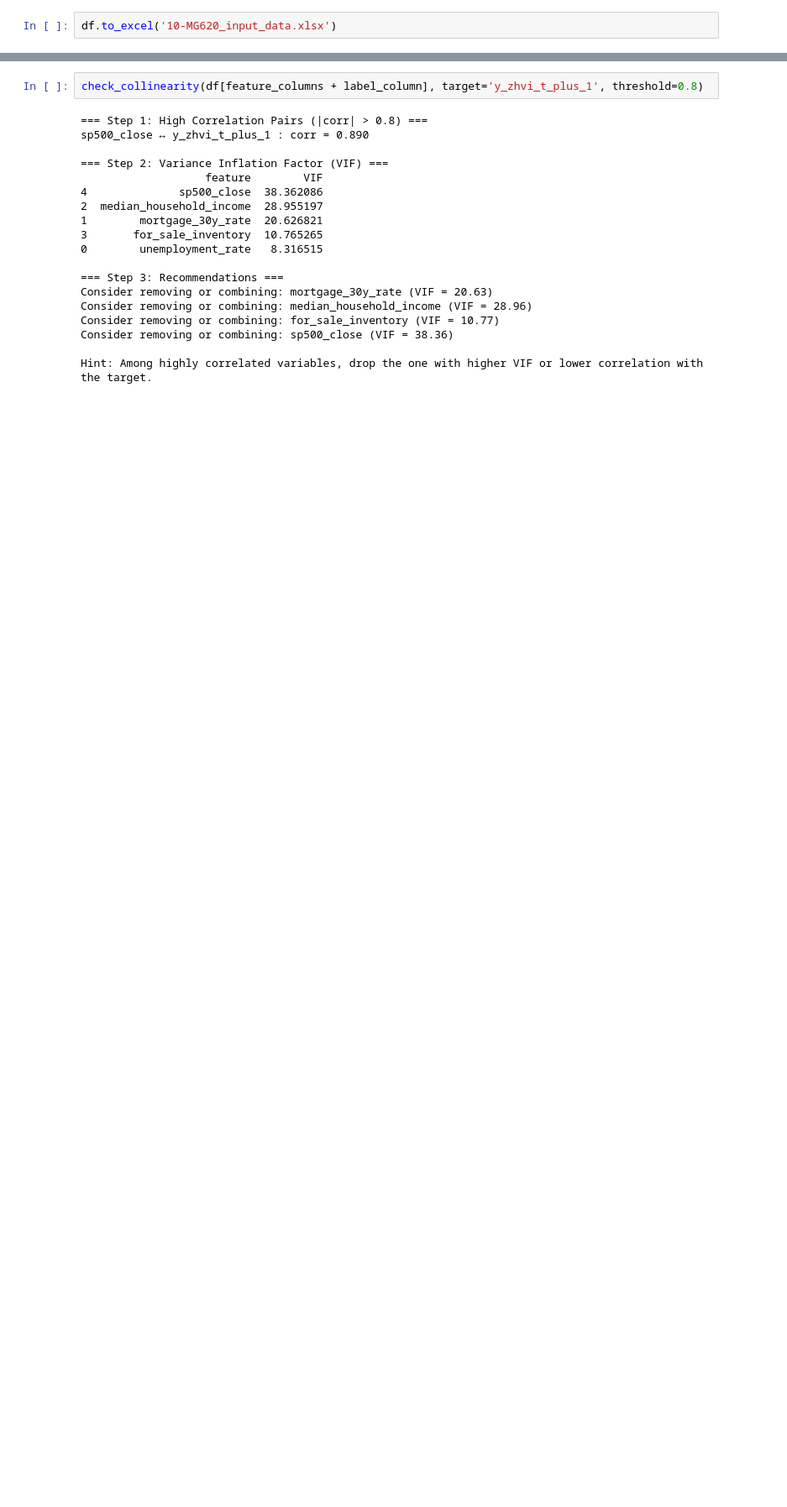
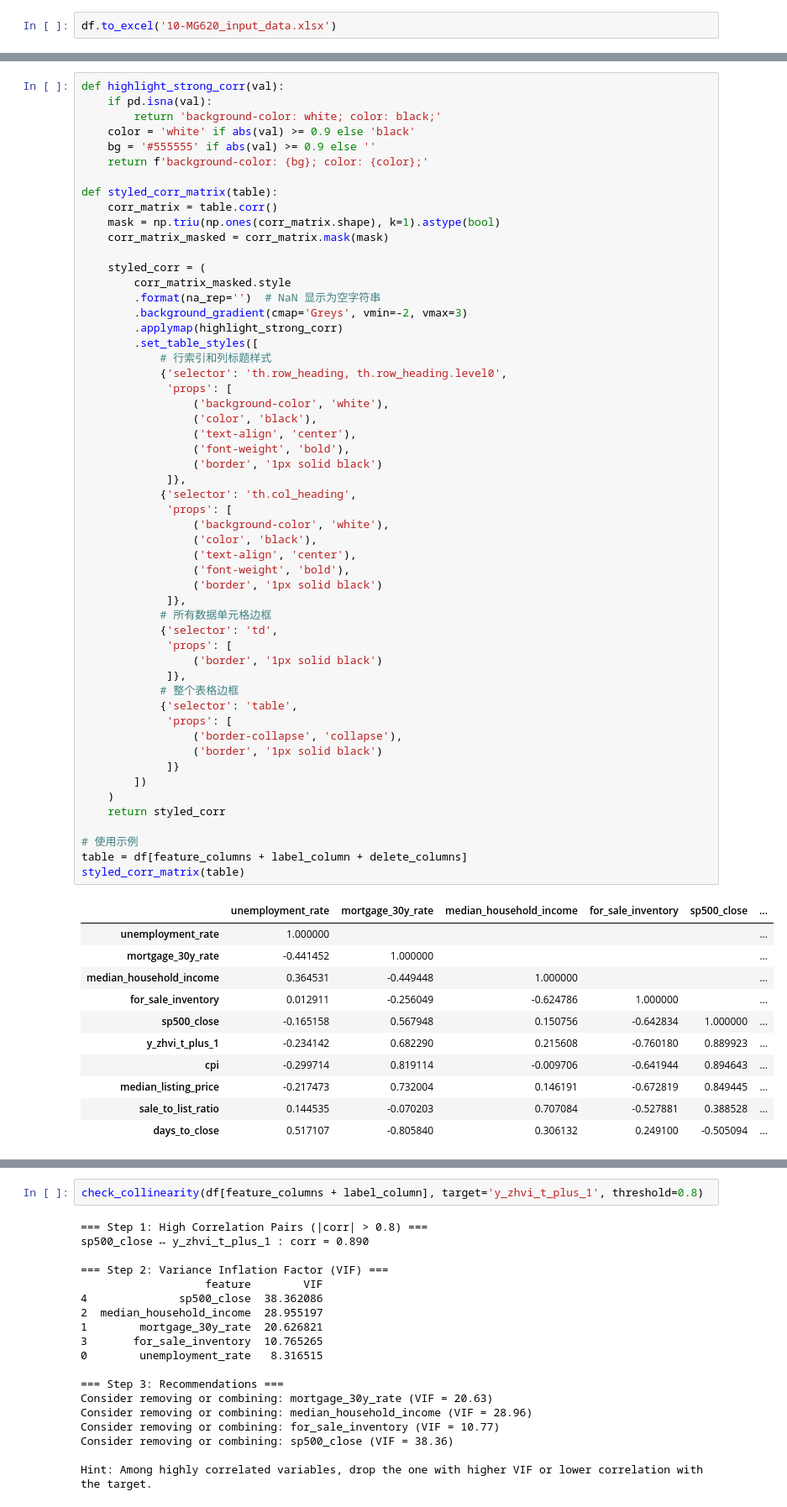
Before and after one commit to InscribeDeeper/house-price-regression, a Jupyter notebook: EDA.ipynb, the cells around one changed output, grey strips where cells are left out. Shown at 84% size. Saved outputs shown, nothing was run; the diff lists cells and outputs as text; blank space fills up the shorter version.

```diff
--- a/EDA.ipynb
+++ b/EDA.ipynb
@@ -331,3 +335,69 @@ df.to_excel('10-MG620_input_data.xlsx')
+# %%
+def highlight_strong_corr(val):
+    if pd.isna(val):
+        return 'background-color: white; color: black;'
+    color = 'white' if abs(val) >= 0.9 else 'black'
+    bg = '#555555' if abs(val) >= 0.9 else ''
+    return f'background-color: {bg}; color: {color};'
+
+def styled_corr_matrix(table):
+    corr_matrix = table.corr()
+    mask = np.triu(np.ones(corr_matrix.shape), k=1).astype(bool)
+    corr_matrix_masked = corr_matrix.mask(mask)
+
+    styled_corr = (
+        corr_matrix_masked.style
+        .format(na_rep='')  # NaN 显示为空字符串
+        .background_gradient(cmap='Greys', vmin=-2, vmax=3)
+        .applymap(highlight_strong_corr)
+        .set_table_styles([
+            # 行索引和列标题样式
+            {'selector': 'th.row_heading, th.row_heading.level0',
+             'props': [
+                 ('background-color', 'white'),
+                 ('color', 'black'),
+                 ('text-align', 'center'),
+                 ('font-weight', 'bold'),
+                 ('border', '1px solid black')
+             ]},
+            {'selector': 'th.col_heading',
+             'props': [
+                 ('background-color', 'white'),
+                 ('color', 'black'),
+                 ('text-align', 'center'),
+                 ('font-weight', 'bold'),
+                 ('border', '1px solid black')
+             ]},
+            # 所有数据单元格边框
+            {'selector': 'td',
+             'props': [
+                 ('border', '1px solid black')
+             ]},
+            # 整个表格边框
+            {'selector': 'table',
+             'props': [
+                 ('border-collapse', 'collapse'),
+                 ('border', '1px solid black')
+             ]}
+        ])
+    )
+    return styled_corr
+
+# 使用示例
+table = df[feature_columns + label_column + delete_columns]
+styled_corr_matrix(table)
+# %% [output]
+|  | unemployment_rate | mortgage_30y_rate | median_household_income | for_sale_inventory | sp500_close | ... |
+| unemployment_rate | 1.000000 |  |  |  |  | ... |
+| mortgage_30y_rate | -0.441452 | 1.000000 |  |  |  | ... |
+| median_household_income | 0.364531 | -0.449448 | 1.000000 |  |  | ... |
+| for_sale_inventory | 0.012911 | -0.256049 | -0.624786 | 1.000000 |  | ... |
+| sp500_close | -0.165158 | 0.567948 | 0.150756 | -0.642834 | 1.000000 | ... |
+| y_zhvi_t_plus_1 | -0.234142 | 0.682290 | 0.215608 | -0.760180 | 0.889923 | ... |
+| cpi | -0.299714 | 0.819114 | -0.009706 | -0.641944 | 0.894643 | ... |
+| median_listing_price | -0.217473 | 0.732004 | 0.146191 | -0.672819 | 0.849445 | ... |
+| sale_to_list_ratio | 0.144535 | -0.070203 | 0.707084 | -0.527881 | 0.388528 | ... |
+| days_to_close | 0.517107 | -0.805840 | 0.306132 | 0.249100 | -0.505094 | ... |
 # %%
 import pandas as pd
 import numpy as np
```
Also changed, not shown: parts of 8 cells of this notebook, 7 other files.
